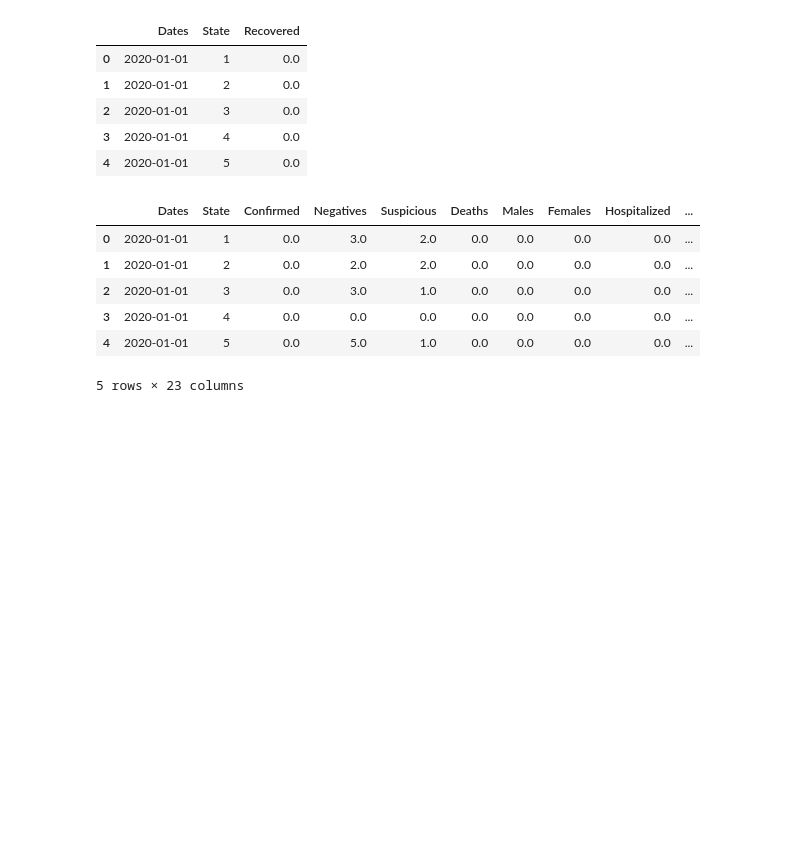
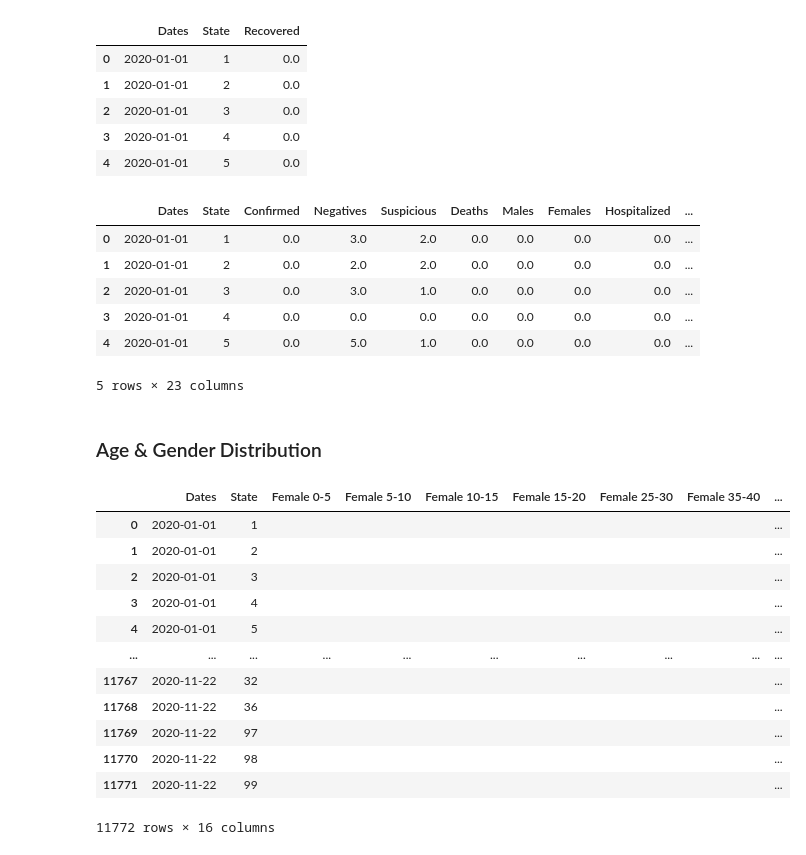
Before and after one commit to AlfredoOcegueda/covid-19-mexico-challenge, a Jupyter notebook: Data/data_cleaning_complete.ipynb, the cells around one changed output. Saved outputs shown, nothing was run; the diff lists cells and outputs as text; code cells hidden in the pictures; blank space fills up the shorter version.

Commit message:
data cleaning update

```diff
--- a/Data/data_cleaning_complete.ipynb
+++ b/Data/data_cleaning_complete.ipynb
@@ -207,6 +207,7 @@ for i in range(int(number_of_rows/len(num_list))):
 covid_clean_df['State'] = State
 actives_df = covid_clean_df.copy()
 recovered_df = covid_clean_df.copy()
+age_ranges_df = covid_clean_df.copy()
 covid_clean_df
 # %% [output]
 |  | Dates | State |
@@ -749,3 +750,35 @@ covid_clean_df.head()
 | 3 | 2020-01-01 | 4 | 0.0 | 0.0 | 0.0 | 0.0 | 0.0 | 0.0 | 0.0 | ... |
 | 4 | 2020-01-01 | 5 | 0.0 | 5.0 | 1.0 | 0.0 | 0.0 | 0.0 | 0.0 | ... |
 5 rows × 23 columns
+# %% [markdown]
+### Age & Gender Distribution
+# %%
+age_ranges_df['Female 0-5'] = ''
+age_ranges_df['Female 5-10'] = ''
+age_ranges_df['Female 10-15'] = ''
+age_ranges_df['Female 15-20'] = ''
+age_ranges_df['Female 25-30'] = ''
+age_ranges_df['Female 35-40'] = ''
+age_ranges_df['Female 45-50'] = ''
+age_ranges_df['Female 50-55'] = ''
+age_ranges_df['Female 55-60'] = ''
+age_ranges_df['Female 60-65'] = ''
+age_ranges_df['Female 65-70'] = ''
+age_ranges_df['Female 70-75'] = ''
+age_ranges_df['Female 75-80'] = ''
+age_ranges_df['Female >80'] = ''
+age_ranges_df
+# %% [output]
+|  | Dates | State | Female 0-5 | Female 5-10 | Female 10-15 | Female 15-20 | Female 25-30 | Female 35-40 | ... |
+| 0 | 2020-01-01 | 1 |  |  |  |  |  |  | ... |
+| 1 | 2020-01-01 | 2 |  |  |  |  |  |  | ... |
+| 2 | 2020-01-01 | 3 |  |  |  |  |  |  | ... |
+| 3 | 2020-01-01 | 4 |  |  |  |  |  |  | ... |
+| 4 | 2020-01-01 | 5 |  |  |  |  |  |  | ... |
+| ... | ... | ... | ... | ... | ... | ... | ... | ... | ... |
+| 11767 | 2020-11-22 | 32 |  |  |  |  |  |  | ... |
+| 11768 | 2020-11-22 | 36 |  |  |  |  |  |  | ... |
+| 11769 | 2020-11-22 | 97 |  |  |  |  |  |  | ... |
+| 11770 | 2020-11-22 | 98 |  |  |  |  |  |  | ... |
+| 11771 | 2020-11-22 | 99 |  |  |  |  |  |  | ... |
+11772 rows × 16 columns
```
Also changed, not shown: parts of 4 cells of this notebook, 2 other files.
